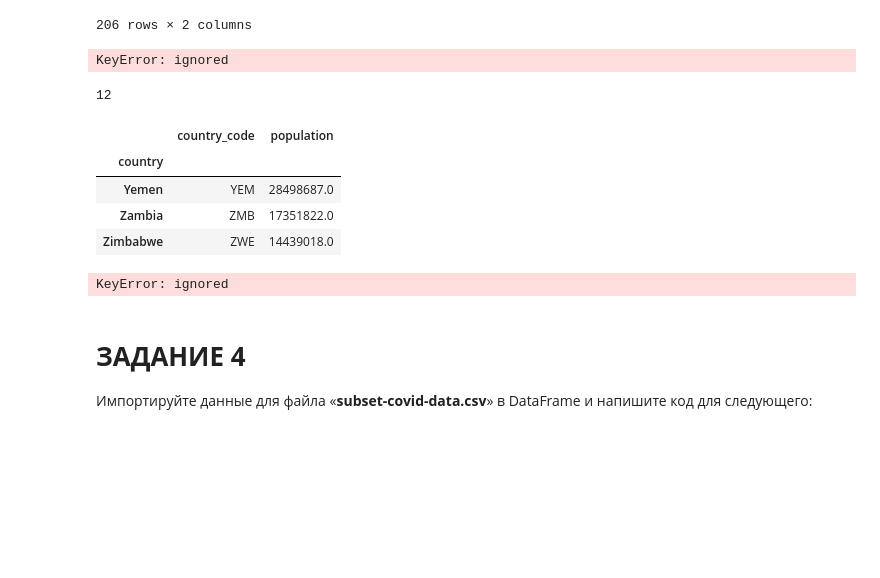
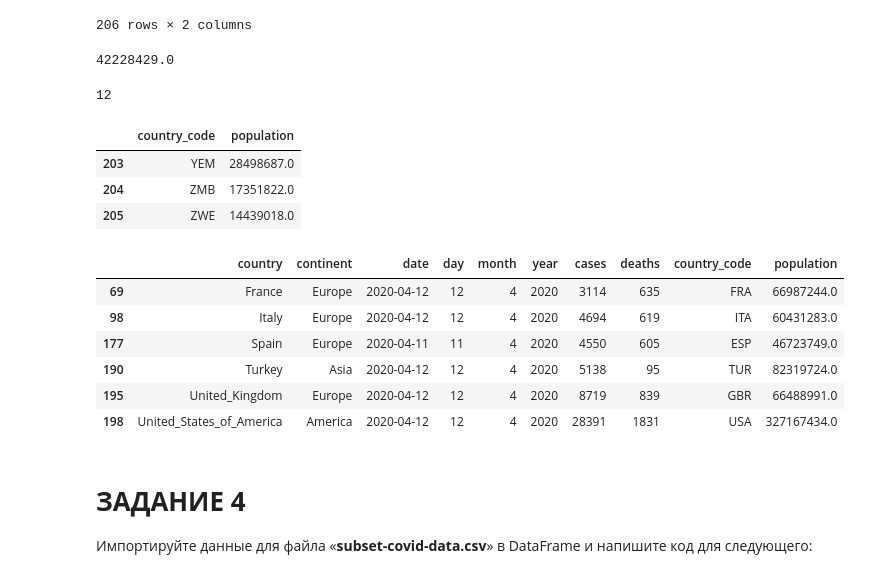
Before and after one commit to KravtsovaAlyona/rabota, a Jupyter notebook: Кравцова_контроль_заннипй.ipynb, the cells around one changed output. Saved outputs shown, nothing was run; the diff lists cells and outputs as text; code cells hidden in the pictures; blank space fills up the shorter version.

```diff
--- a/Кравцова_контроль_заннипй.ipynb
+++ b/Кравцова_контроль_заннипй.ipynb
@@ -73,6 +73,4 @@ uploaded = files.upload()
 [interactive output not drawn]
 Saving subset-covid-data.csv to subset-covid-data.csv
 # %%
-#загрузка датасета в датафрейм пандас
-df=pd.read_csv('subset-covid-data.csv')
-df
+df_covid = pd.read_csv("subset-covid-data.csv")
@@ -113,11 +105,12 @@ df1
 # %%
 # 3.2	Установите столбец 'country' в качестве индекса и извлеките численность населения,
 # для страны “Algeria” с помощью индексаторов at или loc.
+
 # ваш код
-df2=df.set_index('country')
-df2.loc['Algeria'].loc['population']
+df_covid2 = pd.read_csv("subset-covid-data.csv", index_col = 0)
+df_covid2.loc['Algeria', 'population']
 # %% [output]
-KeyError: ignored
+42228429.0
 # %%
 # 3.3	Выберите значение в 50-й строке и 3-м столбце с помощью iloc или индексатора iat.
 # ваш код
@@ -127,22 +120,27 @@ df.iloc[50,2]
 # %%
 # 3.4	Получите код страны и данные о населении последних трех записей.
 # ваш код
-df4=df[['country_code','population']].copy()
-df4.tail(3)
+df_covid4 = df_covid[['country_code', 'population']].copy()
+df_covid4.tail(3)
 # %% [output]
 |  | country_code | population |
-| country |  |  |
-| Yemen | YEM | 28498687.0 |
-| Zambia | ZMB | 17351822.0 |
-| Zimbabwe | ZWE | 14439018.0 |
+| 203 | YEM | 28498687.0 |
+| 204 | ZMB | 17351822.0 |
+| 205 | ZWE | 14439018.0 |
 # %%
 # 3.5	Выберите данные для стран с большим населением: более 2,5 миллионов, а количество заболевших - более 3000.
 # ваш код
-df[df['population']>2500000]['country']
-df5=df[df['cases']>3000]
-df5
+df_covid[df_covid['population']>2500000]['country']
+df_covid5 = df_covid[df_covid['cases']>3000]
+df_covid5
 # %% [output]
-KeyError: ignored
+|  | country | continent | date | day | month | year | cases | deaths | country_code | population |
+| 69 | France | Europe | 2020-04-12 | 12 | 4 | 2020 | 3114 | 635 | FRA | 66987244.0 |
+| 98 | Italy | Europe | 2020-04-12 | 12 | 4 | 2020 | 4694 | 619 | ITA | 60431283.0 |
+| 177 | Spain | Europe | 2020-04-11 | 11 | 4 | 2020 | 4550 | 605 | ESP | 46723749.0 |
+| 190 | Turkey | Asia | 2020-04-12 | 12 | 4 | 2020 | 5138 | 95 | TUR | 82319724.0 |
+| 195 | United_Kingdom | Europe | 2020-04-12 | 12 | 4 | 2020 | 8719 | 839 | GBR | 66488991.0 |
+| 198 | United_States_of_America | America | 2020-04-12 | 12 | 4 | 2020 | 28391 | 1831 | USA | 327167434.0 |
 # %% [markdown]
 # **ЗАДАНИЕ 4**
 Импортируйте данные для файла «**subset-covid-data.csv**» в DataFrame и напишите код для следующего:
```
Also changed, not shown: parts of 27 cells of this notebook.
